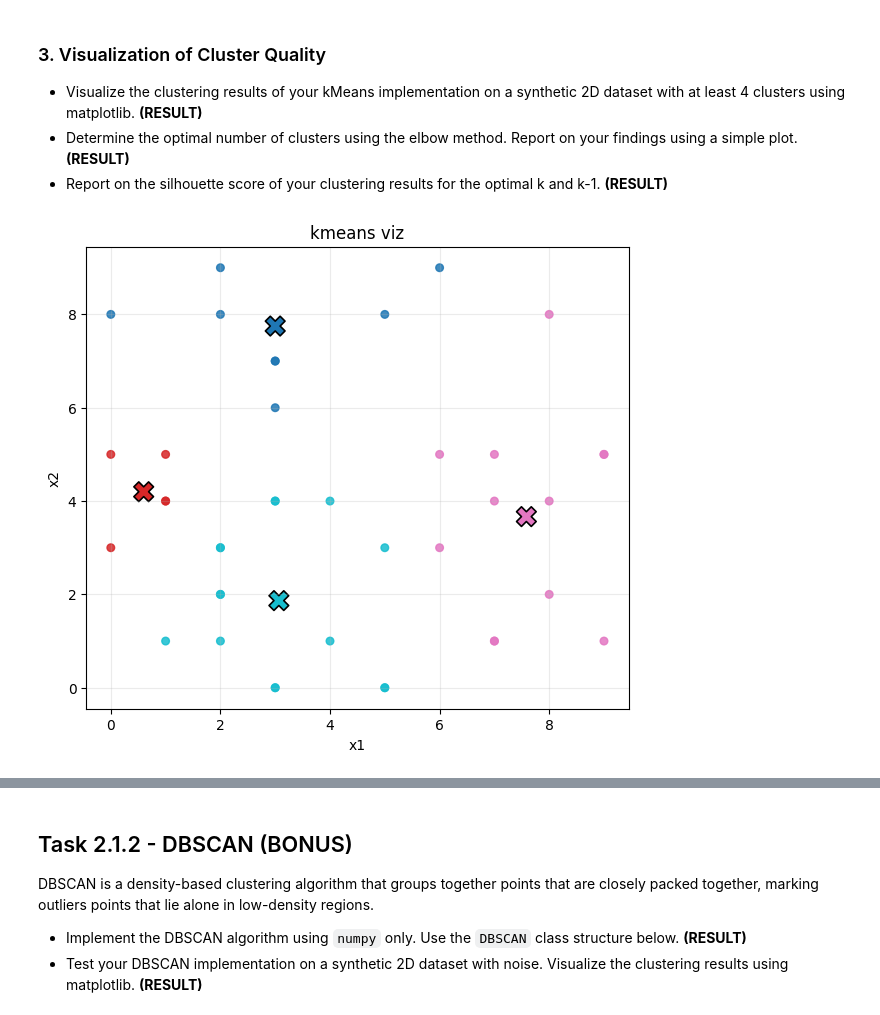
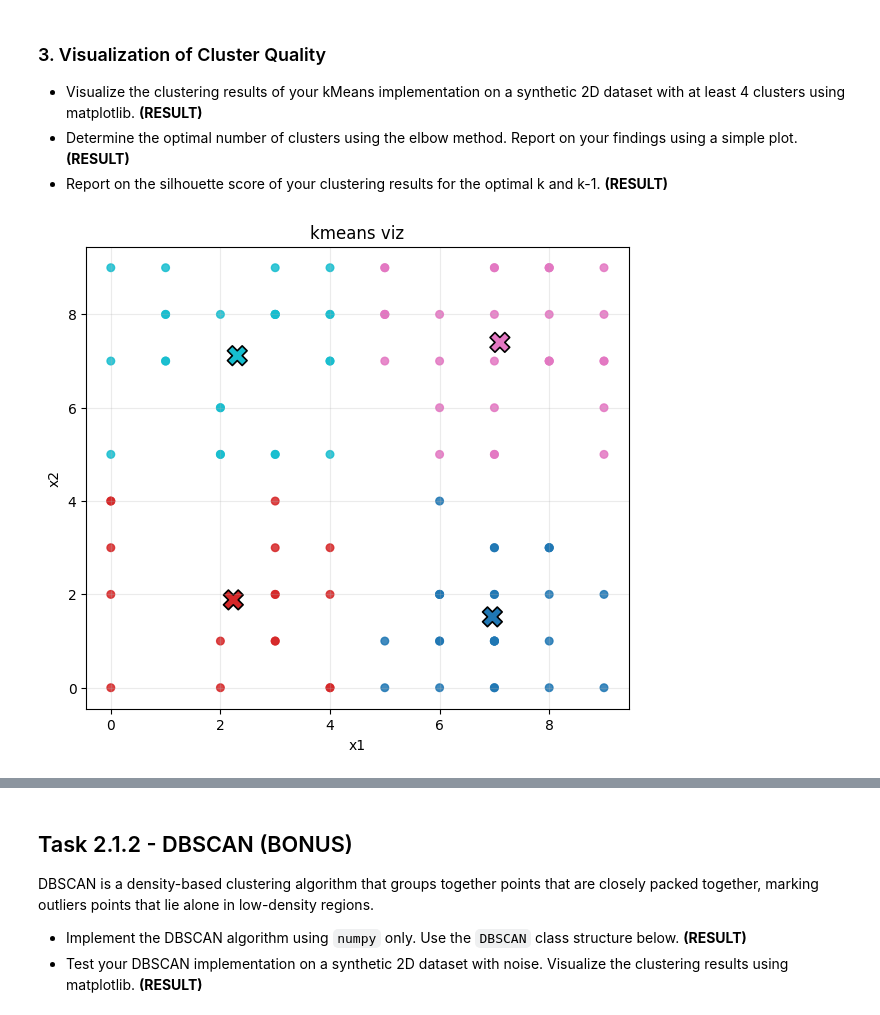
Before and after one commit to theRealProHacker/machine-learning, a Jupyter notebook: assignment02_1.ipynb, the cells around one changed output, grey strips where cells are left out. Cells and saved outputs as stored; diff of their text form; code cells hidden in the pictures.

Commit message:
Visualization of Cluster Quality

```diff
--- a/assignment02_1.ipynb
+++ b/assignment02_1.ipynb
@@ -222,40 +222,32 @@ def visualize_kmeans(X, kmeans, title="kmeans viz", show_centroids=True, cmap='t
                 marker='X',
                 edgecolors='k',
                 linewidths=1.2,
                 label='centroids'
             )
 
     plt.title(title)
     plt.xlabel('x1')
     plt.ylabel('x2')
     plt.grid(alpha=0.25)
     plt.show()
 
-n = 40
+n = 100
 data_range = 10
 
 dataset = []
 
 for _ in range(n):
     dataset.append(
         [np.random.randint(0, data_range), np.random.randint(0, data_range)]
     )
 
 dataset = np.array(dataset)
 
 kmeans = KMeans(k=4)
 
 kmeans.initialize_centroids_plusplus(dataset)
 kmeans.fit(dataset)
 
 visualize_kmeans(dataset, kmeans)
-
-# # Optional: silhouette score if sklearn is installed and labels are available
-# try:
-#     from sklearn.metrics import silhouette_score
-#     if hasattr(kmeans, 'labels_'):
-#         print('Silhouette score:', silhouette_score(dataset, kmeans.labels_))
-# except Exception:
-#     pass
 # %% [output]
-[figure, old version]
+[figure, new version]
```
Also changed, not shown: parts of 2 cells of this notebook, 1 other file.
